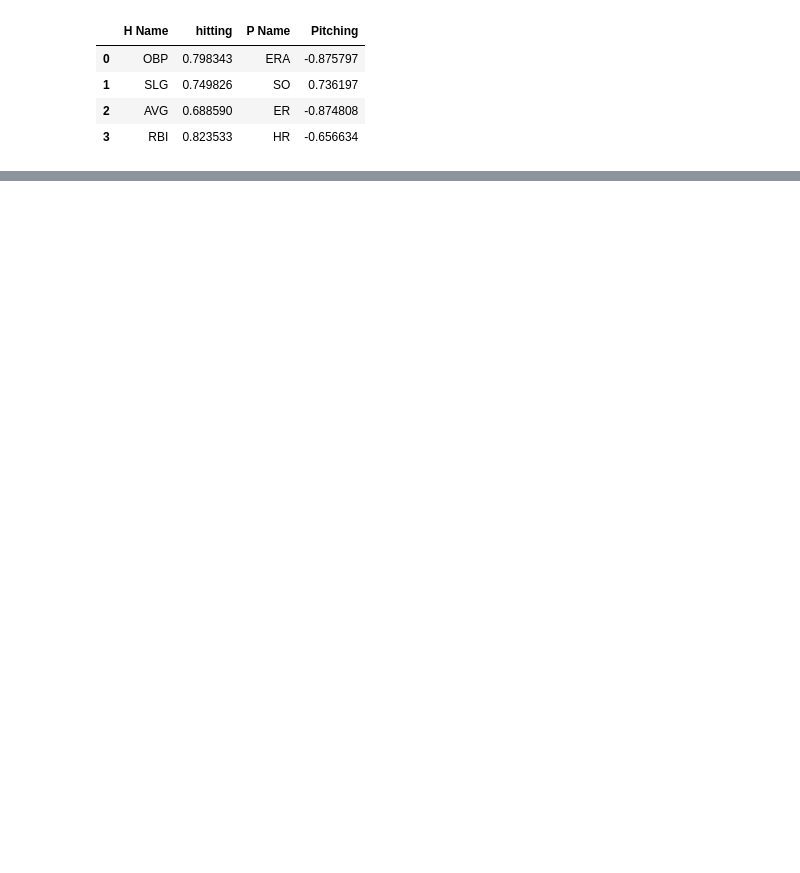
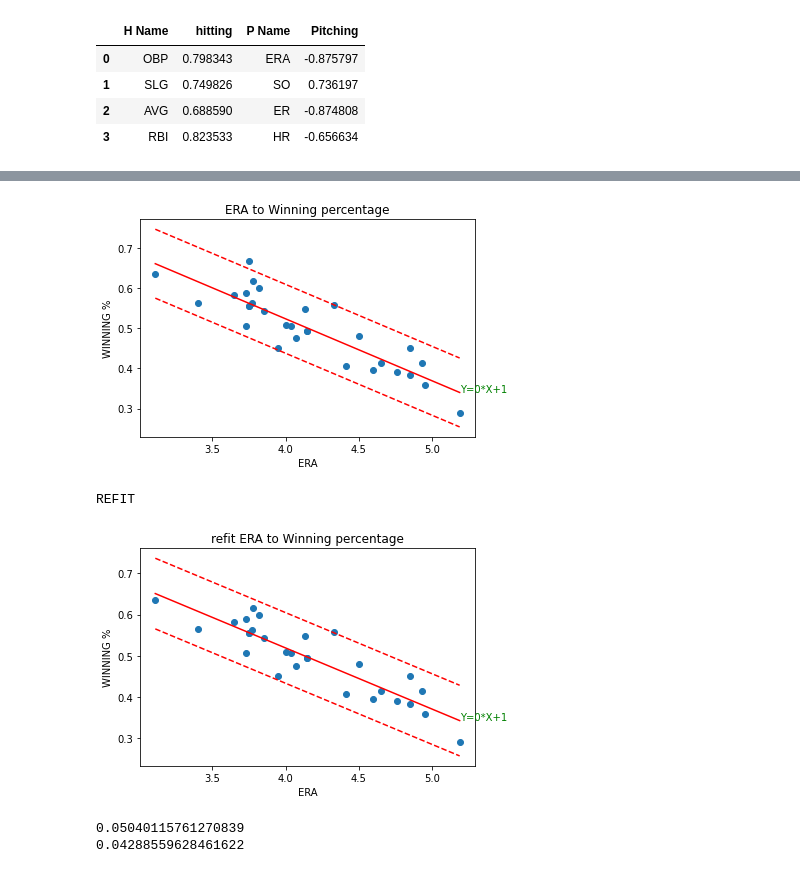
Before and after one commit to Ben-Littell/moneyball, a Jupyter notebook: money-ball.ipynb, the cells around one changed output, grey strips where cells are left out. Drawn from its saved outputs; the diff is of its cells as text; code cells hidden in the pictures; blank space fills up the shorter version.

```diff
--- a/money-ball.ipynb
+++ b/money-ball.ipynb
@@ -189,0 +207,24 @@ ndf
+# %%
+era_ls = least_sqrs(era_list, pwpct_list)
+erar, eramr, erastdr = residuals(era_list, pwpct_list)
+
+scatter_plot_er(era_list, pwpct_list, era_ls[0], era_ls[1], erastdr, 'ERA to Winning percentage', 'ERA', 'WINNING %')
+# print(len(wpct_list), len(rbi_list))
+era_list_o, pwpct_list_o = remove_point(era_list, pwpct_list, era_ls[0], era_ls[1], erastdr)
+era_lso = least_sqrs(era_list_o, pwpct_list_o)
+erar2, eramr2, erastdr2 = residuals(era_list_o, pwpct_list_o)
+print('REFIT')
+scatter_plot_er(era_list_o, pwpct_list_o, era_lso[0], era_lso[1], erastdr, 'refit ERA to Winning percentage', 'ERA', 'WINNING %')
+# %% [output]
+[figure, added]
+REFIT
+[figure, added]
+# %%
+rmse_rbi = rmse(rbir)
+print(rmse_rbi)
+
+rmse_era = rmse(erar)
+print(rmse_era)
+# %% [output]
+0.05040115761270839
+0.04288559628461622
```
Also changed, not shown: parts of 4 cells of this notebook.
